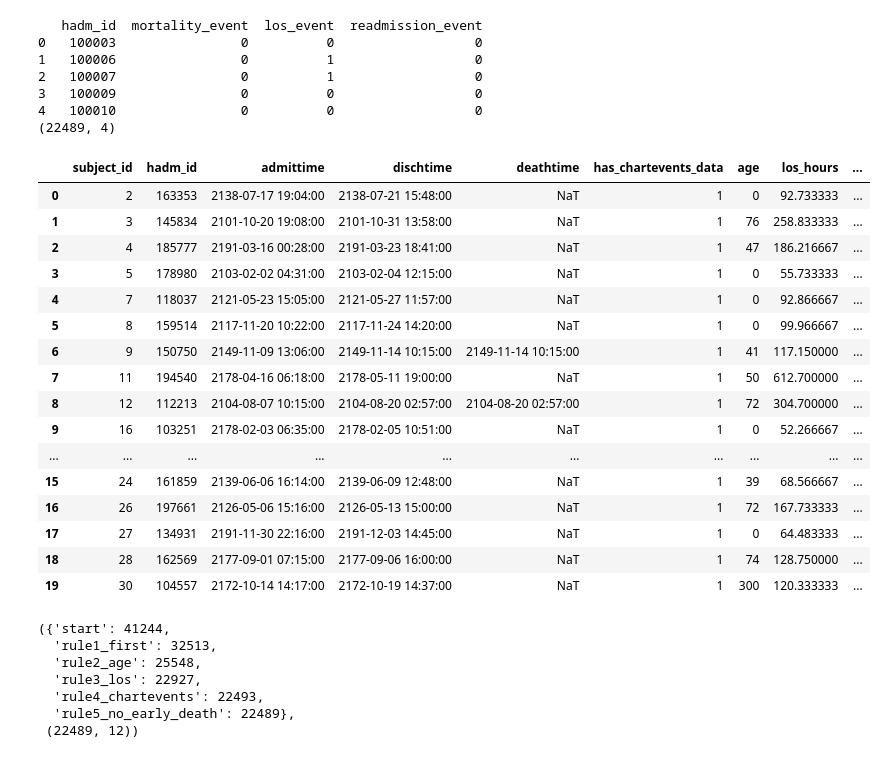
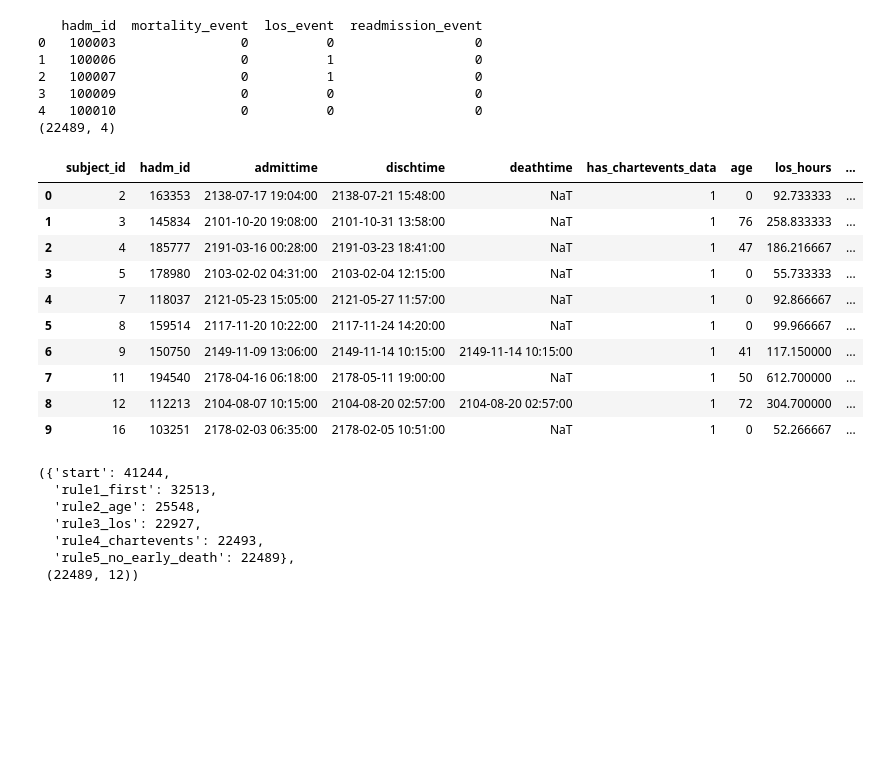
Before and after one commit to alonbebchuk/mlhc_project, a Jupyter notebook: src/test_criteria.ipynb, the cells around one changed output. Cells and saved outputs as stored; diff of their text form; code cells hidden in the pictures; blank space fills up the shorter version.

```diff
--- a/src/test_criteria.ipynb
+++ b/src/test_criteria.ipynb
@@ -147,40 +135,34 @@ WITH ordered AS (
         THEN 1 ELSE 0
       END AS died_within_54h,
       -- time to death after *discharge* (mortality target window)
       EXTRACT(epoch FROM (p.dod::TIMESTAMP - a.dischtime::TIMESTAMP)) / 3600.0 AS discharge_to_death_hours,
       -- time to next admission
       EXTRACT(epoch FROM (LEAD(a.admittime::TIMESTAMP) OVER (PARTITION BY a.subject_id ORDER BY a.admittime)
                           - a.dischtime::TIMESTAMP)) / 3600.0 AS discharge_to_readmission_hours,
       ROW_NUMBER() OVER (PARTITION BY a.subject_id ORDER BY a.admittime) AS admission_rank
   FROM admissions a
   JOIN patients  p ON a.subject_id = p.subject_id
   WHERE a.subject_id::INTEGER IN (SELECT subject_id FROM tmp_subject_ids)
 )
 SELECT *
 FROM ordered
 ORDER BY subject_id, admittime
 """
 base_df = con.execute(base_sql).fetchdf()
-base_df.head(20)
+base_df.head(10)
 # print(base_df.shape)
 # %% [output]
 |  | subject_id | hadm_id | admittime | dischtime | deathtime | has_chartevents_data | age | los_hours | ... |
 | 0 | 2 | 163353 | 2138-07-17 19:04:00 | 2138-07-21 15:48:00 | NaT | 1 | 0 | 92.733333 | ... |
 | 1 | 3 | 145834 | 2101-10-20 19:08:00 | 2101-10-31 13:58:00 | NaT | 1 | 76 | 258.833333 | ... |
 | 2 | 4 | 185777 | 2191-03-16 00:28:00 | 2191-03-23 18:41:00 | NaT | 1 | 47 | 186.216667 | ... |
 | 3 | 5 | 178980 | 2103-02-02 04:31:00 | 2103-02-04 12:15:00 | NaT | 1 | 0 | 55.733333 | ... |
 | 4 | 7 | 118037 | 2121-05-23 15:05:00 | 2121-05-27 11:57:00 | NaT | 1 | 0 | 92.866667 | ... |
 | 5 | 8 | 159514 | 2117-11-20 10:22:00 | 2117-11-24 14:20:00 | NaT | 1 | 0 | 99.966667 | ... |
 | 6 | 9 | 150750 | 2149-11-09 13:06:00 | 2149-11-14 10:15:00 | 2149-11-14 10:15:00 | 1 | 41 | 117.150000 | ... |
 | 7 | 11 | 194540 | 2178-04-16 06:18:00 | 2178-05-11 19:00:00 | NaT | 1 | 50 | 612.700000 | ... |
 | 8 | 12 | 112213 | 2104-08-07 10:15:00 | 2104-08-20 02:57:00 | 2104-08-20 02:57:00 | 1 | 72 | 304.700000 | ... |
 | 9 | 16 | 103251 | 2178-02-03 06:35:00 | 2178-02-05 10:51:00 | NaT | 1 | 0 | 52.266667 | ... |
-| ... | ... | ... | ... | ... | ... | ... | ... | ... | ... |
-| 15 | 24 | 161859 | 2139-06-06 16:14:00 | 2139-06-09 12:48:00 | NaT | 1 | 39 | 68.566667 | ... |
-| 16 | 26 | 197661 | 2126-05-06 15:16:00 | 2126-05-13 15:00:00 | NaT | 1 | 72 | 167.733333 | ... |
-| 17 | 27 | 134931 | 2191-11-30 22:16:00 | 2191-12-03 14:45:00 | NaT | 1 | 0 | 64.483333 | ... |
-| 18 | 28 | 162569 | 2177-09-01 07:15:00 | 2177-09-06 16:00:00 | NaT | 1 | 74 | 128.750000 | ... |
-| 19 | 30 | 104557 | 2172-10-14 14:17:00 | 2172-10-19 14:37:00 | NaT | 1 | 300 | 120.333333 | ... |
 # %%
 # Recreate the 5 rules in Python (ground truth inclusion)
 MIN_AGE, MAX_AGE = 18, 89
```
Also changed, not shown: parts of 13 cells of this notebook, 2 other files.
